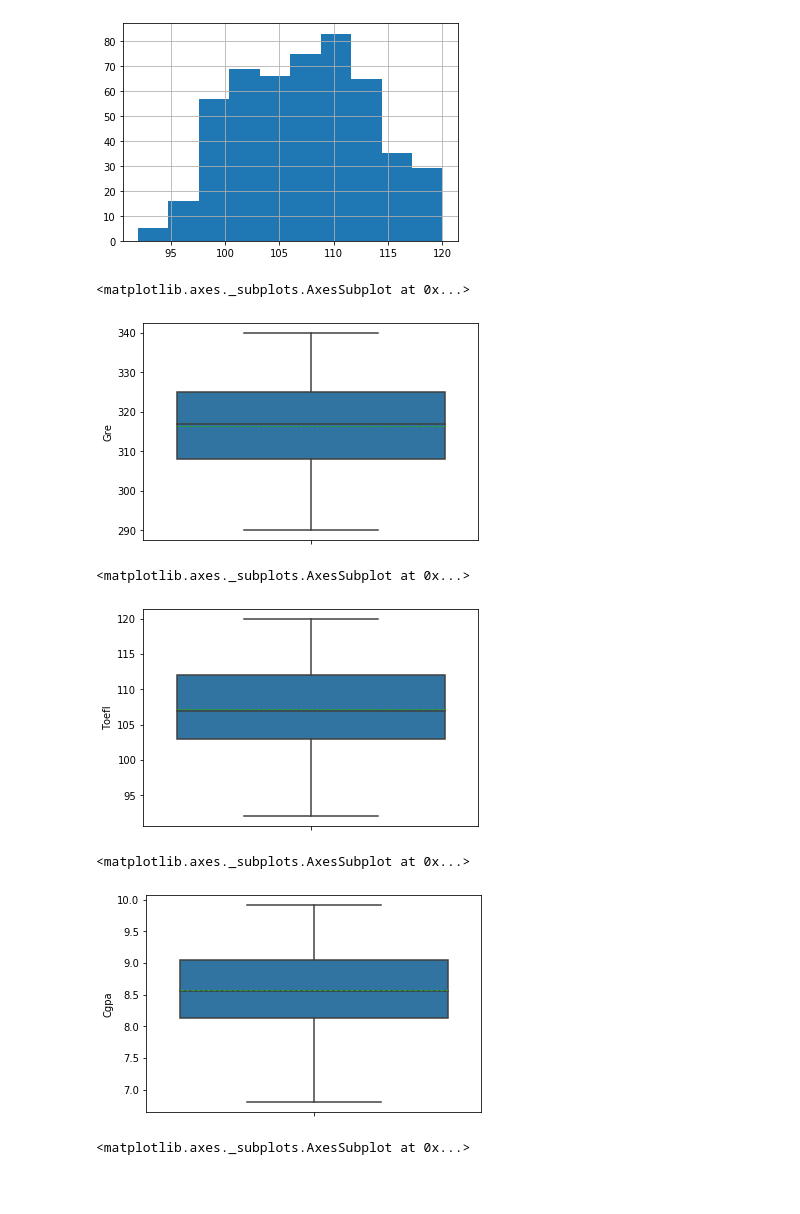
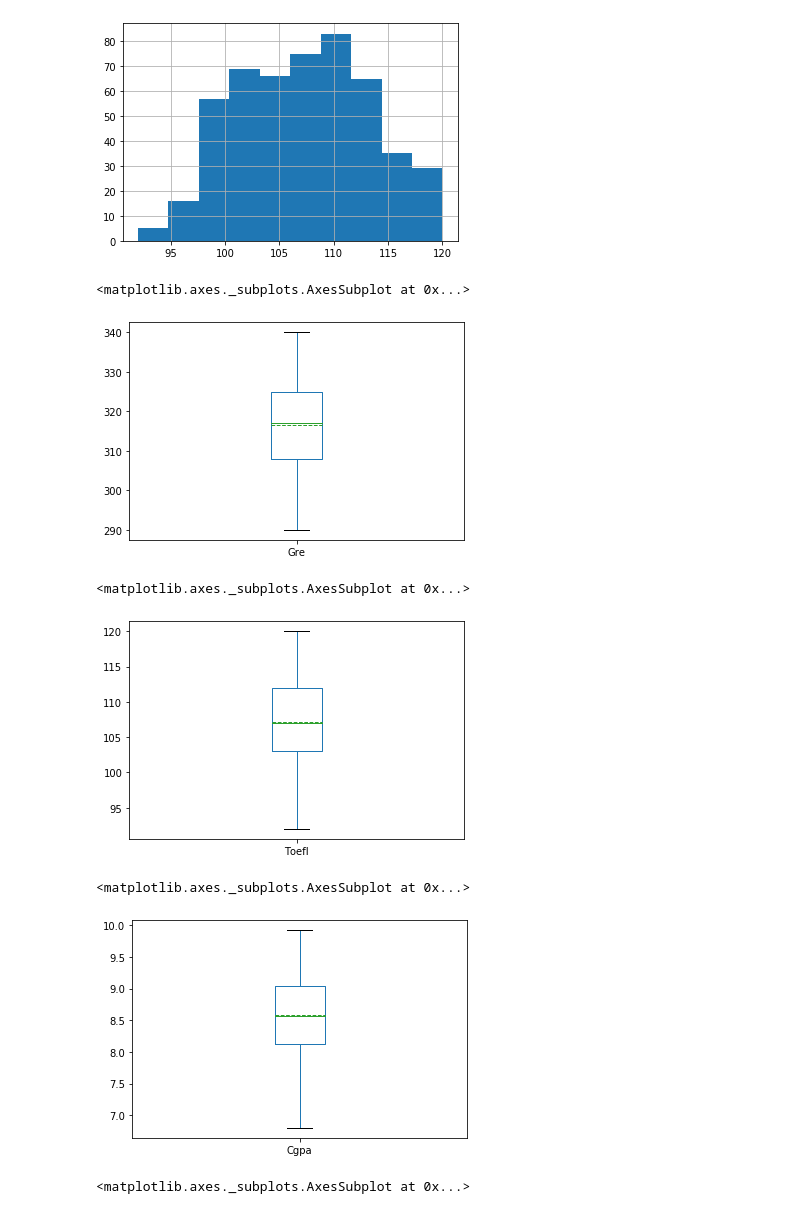
Before and after one commit to srikanthpragada/DS_18_MAY_2020, a Jupyter notebook: admission/admission.ipynb, the cells around one changed output. Cells and saved outputs as stored; diff of their text form; code cells hidden in the pictures; blank space fills up the shorter version.

```diff
--- a/admission/admission.ipynb
+++ b/admission/admission.ipynb
@@ -95,20 +95,20 @@ df['Toefl'].hist()
 <matplotlib.axes._subplots.AxesSubplot at 0x...>
 [figure]
 # %%
-sns.boxplot(y="Gre",data=df, showmeans=True, meanline=True)
+df.Gre.plot.box(showmeans=True, meanline=True)
 # %% [output]
 <matplotlib.axes._subplots.AxesSubplot at 0x...>
-[figure, old version]
+[figure, new version]
 # %%
-sns.boxplot(y="Toefl",orient="v", data=df, showmeans=True, meanline=True)
+df.Toefl.plot.box(showmeans=True, meanline=True)
 # %% [output]
 <matplotlib.axes._subplots.AxesSubplot at 0x...>
-[figure, old version]
+[figure, new version]
 # %%
-sns.boxplot(y="Cgpa",data=df, showmeans=True, meanline=True)
+df.Cgpa.plot.box(showmeans=True, meanline=True)
 # %% [output]
 <matplotlib.axes._subplots.AxesSubplot at 0x...>
-[figure, old version]
+[figure, new version]
 # %%
 df.Chance.hist()
 # %% [output]
```
Also changed, not shown: parts of 12 cells of this notebook.
